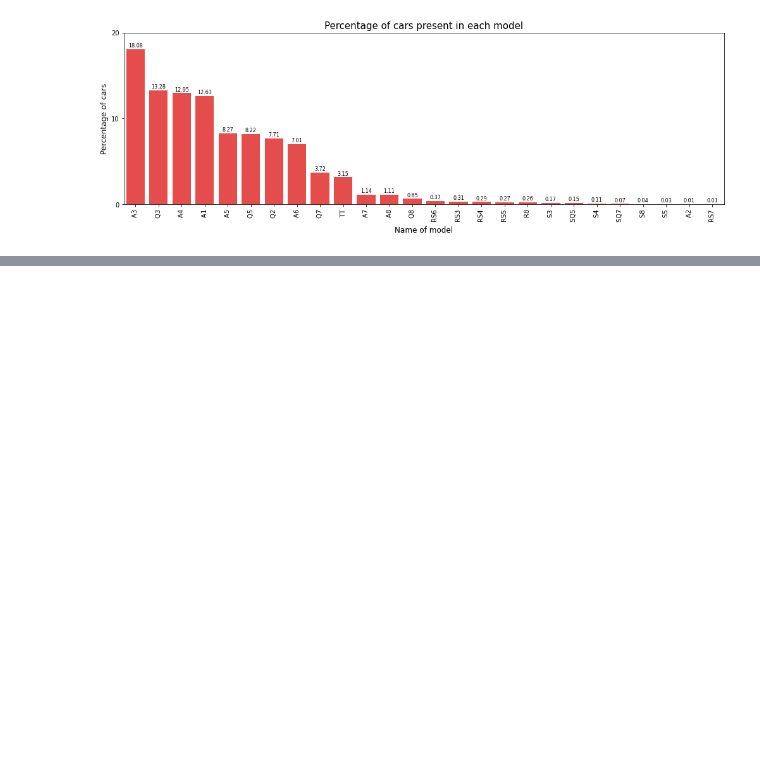
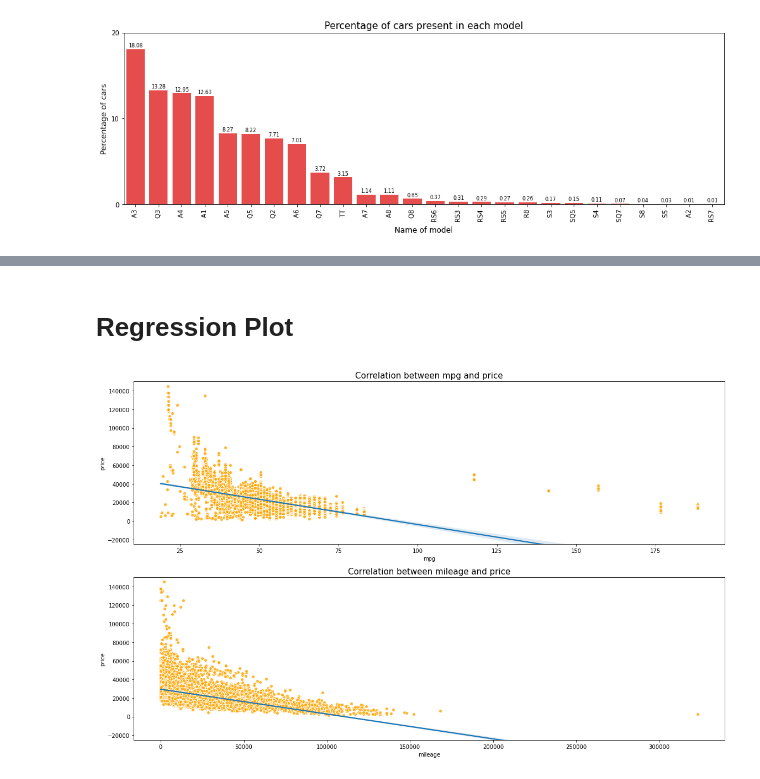
Before and after one commit to FarhatGani/Audi_Used_Car_Analysis, a Jupyter notebook: audi_used_car_EDA.ipynb, the cells around one changed output, grey strips where cells are left out. Drawn from its saved outputs; the diff is of its cells as text; code cells hidden in the pictures; blank space fills up the shorter version.

```diff
--- a/audi_used_car_EDA.ipynb
+++ b/audi_used_car_EDA.ipynb
@@ -104,0 +156,20 @@ If there are too many pieces of data are used, the pie chart becomes less effect
+# %% [markdown]
+
+# Regression Plot
+# %%
+plt.figure(figsize = (16, 10))
+
+plt.subplot(2, 1, 1)
+plt.ylim(-25000, 150000)
+plt.title("Correlation between mpg and price", size=15)
+sns.regplot(x="mpg", y="price", data=df, scatter_kws={"color":"orange", "edgecolor":"white"})
+
+plt.subplot(2, 1, 2)
+plt.ylim(-25000, 150000)
+plt.title("Correlation between mileage and price", size=15)
+sns.regplot(x="mileage", y="price", data=df, scatter_kws={"color":"orange", "edgecolor":"white"})
+
+plt.tight_layout()
+plt.show()
+# %% [output]
+[figure, added]
```
Also changed, not shown: parts of 22 cells of this notebook.
